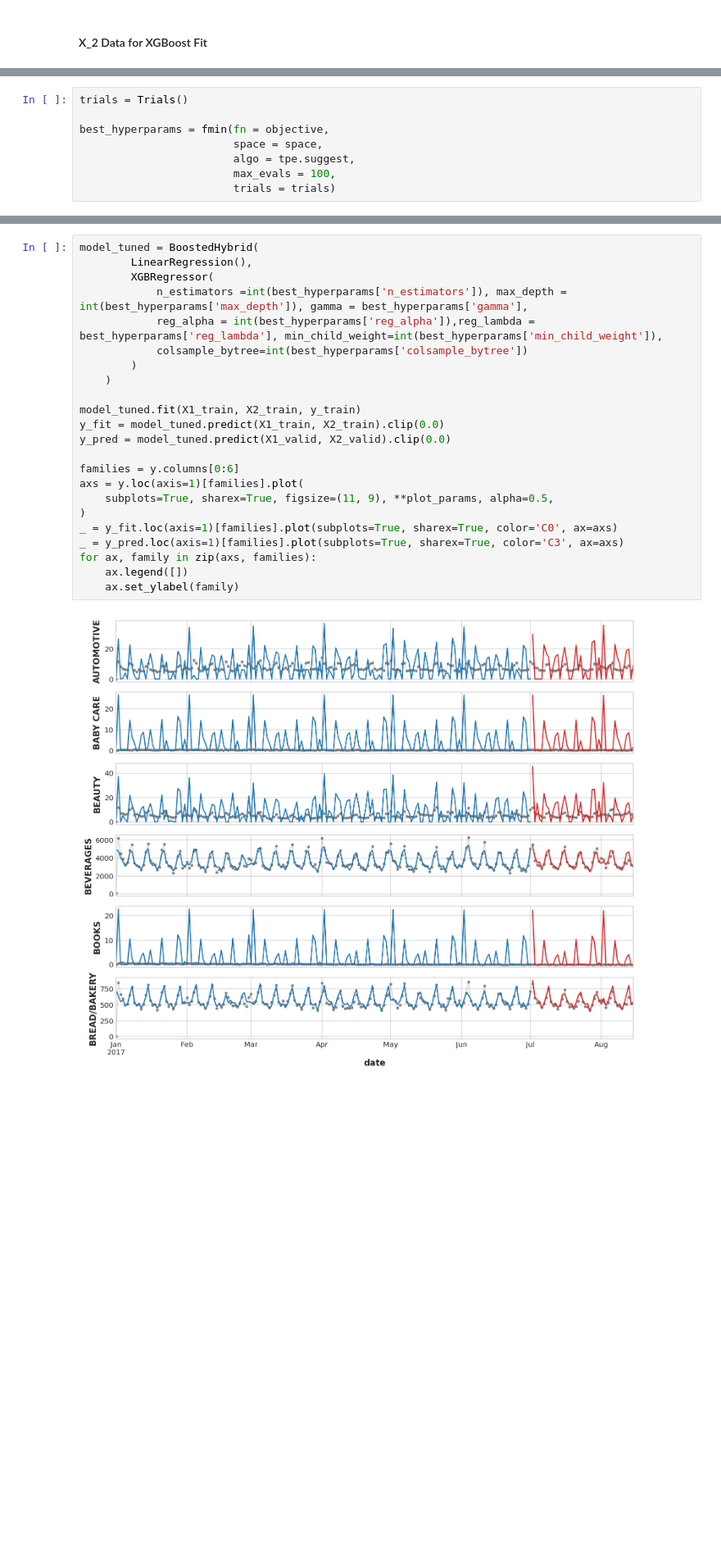
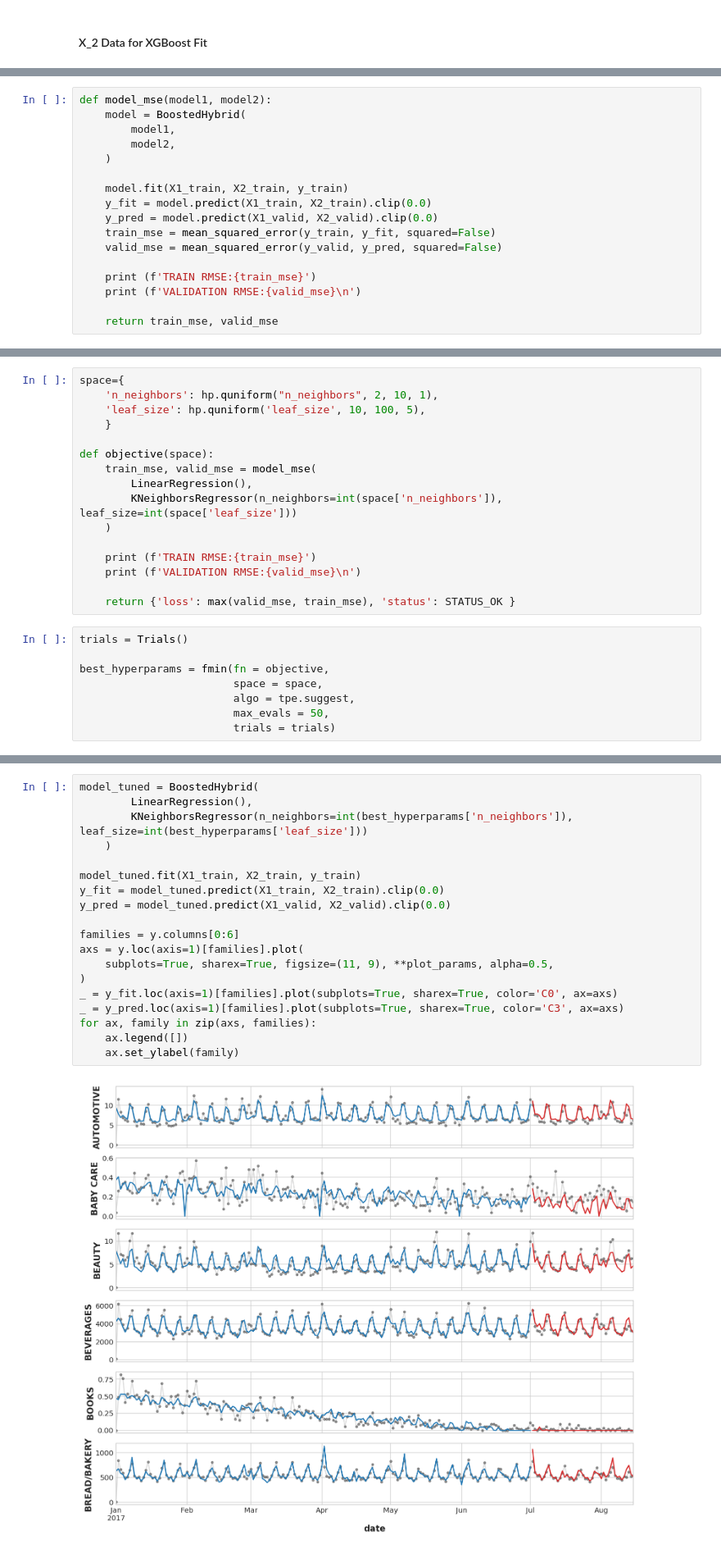
Before and after one commit to jkeogh2031/store_sales_time_series_forecasting, a Jupyter notebook: store-sales-time-series-forecasting.ipynb, the cells around one changed output, grey strips where cells are left out. Shown at 82% size. Saved outputs shown, nothing was run; the diff lists cells and outputs as text; blank space fills up the shorter version.

```diff
--- a/store-sales-time-series-forecasting.ipynb
+++ b/store-sales-time-series-forecasting.ipynb
@@ -683,0 +657,17 @@ def objective(space):
+# %%
+def model_mse(model1, model2):
+    model = BoostedHybrid(
+        model1,
+        model2,
+    )
+
+    model.fit(X1_train, X2_train, y_train)
+    y_fit = model.predict(X1_train, X2_train).clip(0.0)
+    y_pred = model.predict(X1_valid, X2_valid).clip(0.0)
+    train_mse = mean_squared_error(y_train, y_fit, squared=False)
+    valid_mse = mean_squared_error(y_valid, y_pred, squared=False)
+
+    print (f'TRAIN RMSE:{train_mse}')
+    print (f'VALIDATION RMSE:{valid_mse}\n')
+
+    return train_mse, valid_mse
@@ -684,9 +714,25 @@ def objective(space):
+# %%
+space={
+    'n_neighbors': hp.quniform("n_neighbors", 2, 10, 1),
+    'leaf_size': hp.quniform('leaf_size', 10, 100, 5),
+    }
+
+def objective(space):
+    train_mse, valid_mse = model_mse(
+        LinearRegression(),
+        KNeighborsRegressor(n_neighbors=int(space['n_neighbors']), leaf_size=int(space['leaf_size']))
+    )
+
+    print (f'TRAIN RMSE:{train_mse}')
+    print (f'VALIDATION RMSE:{valid_mse}\n')
+
+    return {'loss': max(valid_mse, train_mse), 'status': STATUS_OK }
 # %%
 trials = Trials()
 
 best_hyperparams = fmin(fn = objective,
                         space = space,
                         algo = tpe.suggest,
-                        max_evals = 100,
+                        max_evals = 50,
                         trials = trials)
 # %% [output]
@@ -714,28 +760,24 @@ print(best_hyperparams)
 # %%
 model_tuned = BoostedHybrid(
         LinearRegression(),
-        XGBRegressor(
-            n_estimators =int(best_hyperparams['n_estimators']), max_depth = int(best_hyperparams['max_depth']), gamma = best_hyperparams['gamma'],
-            reg_alpha = int(best_hyperparams['reg_alpha']),reg_lambda = best_hyperparams['reg_lambda'], min_child_weight=int(best_hyperparams['min_child_weight']),
-            colsample_bytree=int(best_hyperparams['colsample_bytree'])
-        )
+        KNeighborsRegressor(n_neighbors=int(best_hyperparams['n_neighbors']), leaf_size=int(best_hyperparams['leaf_size']))
     )
 
 model_tuned.fit(X1_train, X2_train, y_train)
 y_fit = model_tuned.predict(X1_train, X2_train).clip(0.0)
 y_pred = model_tuned.predict(X1_valid, X2_valid).clip(0.0)
 
 families = y.columns[0:6]
 axs = y.loc(axis=1)[families].plot(
     subplots=True, sharex=True, figsize=(11, 9), **plot_params, alpha=0.5,
 )
 _ = y_fit.loc(axis=1)[families].plot(subplots=True, sharex=True, color='C0', ax=axs)
 _ = y_pred.loc(axis=1)[families].plot(subplots=True, sharex=True, color='C3', ax=axs)
 for ax, family in zip(axs, families):
     ax.legend([])
     ax.set_ylabel(family)
 # %% [output]
-[figure, old version]
+[figure, new version]
 # %%
 train_mse = mean_squared_error(y_train, y_fit, squared=False)
 valid_mse = mean_squared_error(y_valid, y_pred, squared=False)
```
Also changed, not shown: parts of 20 cells of this notebook.
